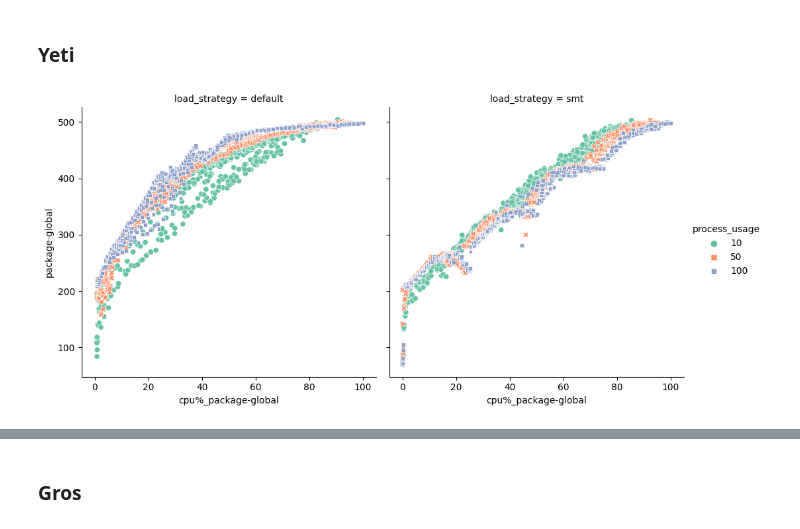
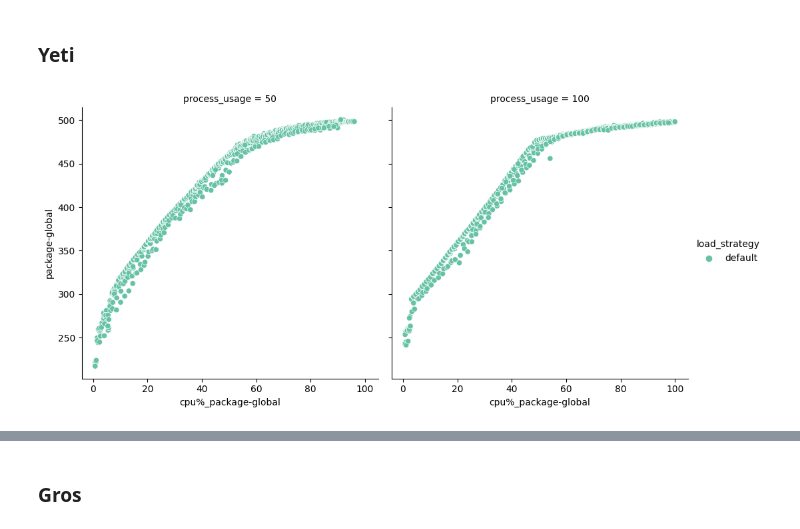
Before and after one commit to jacquetpi/rapl-reader, a Jupyter notebook: load_effect.ipynb, the cells around one changed output, grey strips where cells are left out. Cells and saved outputs as stored; diff of their text form; code cells hidden in the pictures.

```diff
--- a/load_effect.ipynb
+++ b/load_effect.ipynb
@@ -108,6 +113,9 @@ gros_treat = pd.read_csv('measures-stress/results-gros/gros-treated.csv')
 
 full_raw   = pd.concat([tornado_raw, yeti_raw, gros_raw])
 full_treat = pd.concat([tornado_treat, yeti_treat, gros_treat])
+# %%
+yeti_raw   = pd.read_csv('measures-stress/results-yeti-noc6/yeti-raw.csv')
+yeti_treat = pd.read_csv('measures-stress/results-yeti-noc6/yeti-treated.csv')
 # %% [markdown]
 # Graphs
 # %% [markdown]
@@ -124,11 +157,13 @@ x = sns.relplot(data=filtered_scatter, x='cpu%_package-global', y='package-globa
 # %% [markdown]
 ### Yeti
 # %%
-filtered_scatter = yeti_treat.loc[yeti_treat['process_usage'].isin([10,50,100])]
-palette = sns.color_palette("Set2", filtered_scatter['process_usage'].nunique())
+filtered_scatter = yeti_treat.loc[yeti_treat['process_usage'].isin([50,100])]
+#filtered_scatter = filtered_scatter.loc[filtered_scatter['load_strategy'].isin(['default'])]
+
+palette = sns.color_palette("Set2", filtered_scatter['load_strategy'].nunique())
 
 x = sns.relplot(data=filtered_scatter, x='cpu%_package-global', y='package-global',
-                    col='load_strategy', hue='process_usage', style='process_usage',
+                    col='process_usage', hue='load_strategy', style='load_strategy',
                     palette=palette)
 # %% [output]
-[figure, old version]
+[figure, new version]
```
Also changed, not shown: parts of 8 cells of this notebook, 3 other files.
